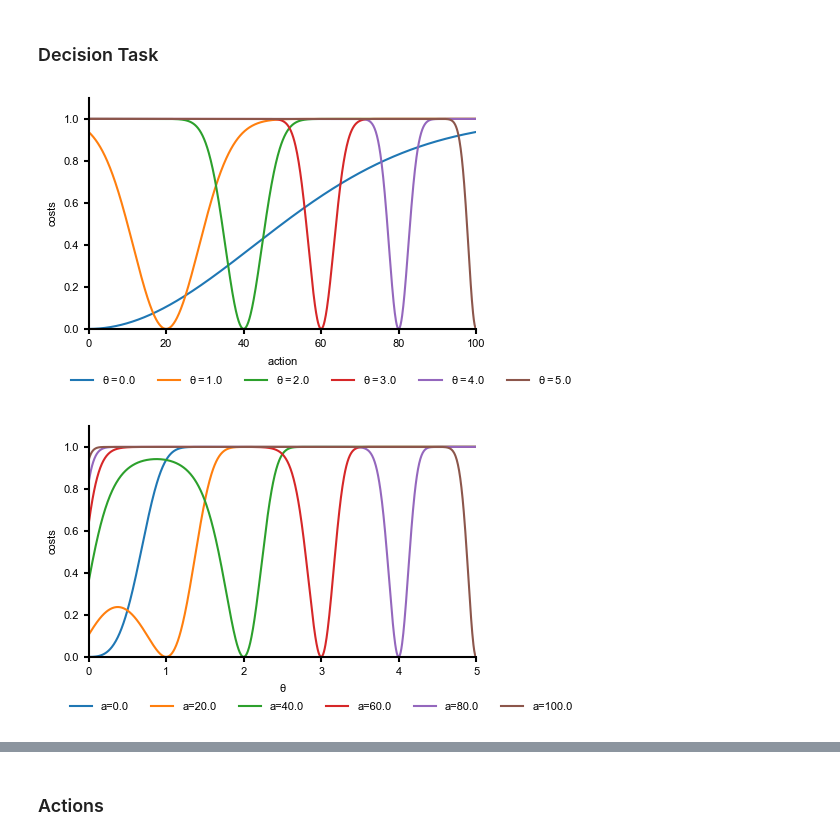
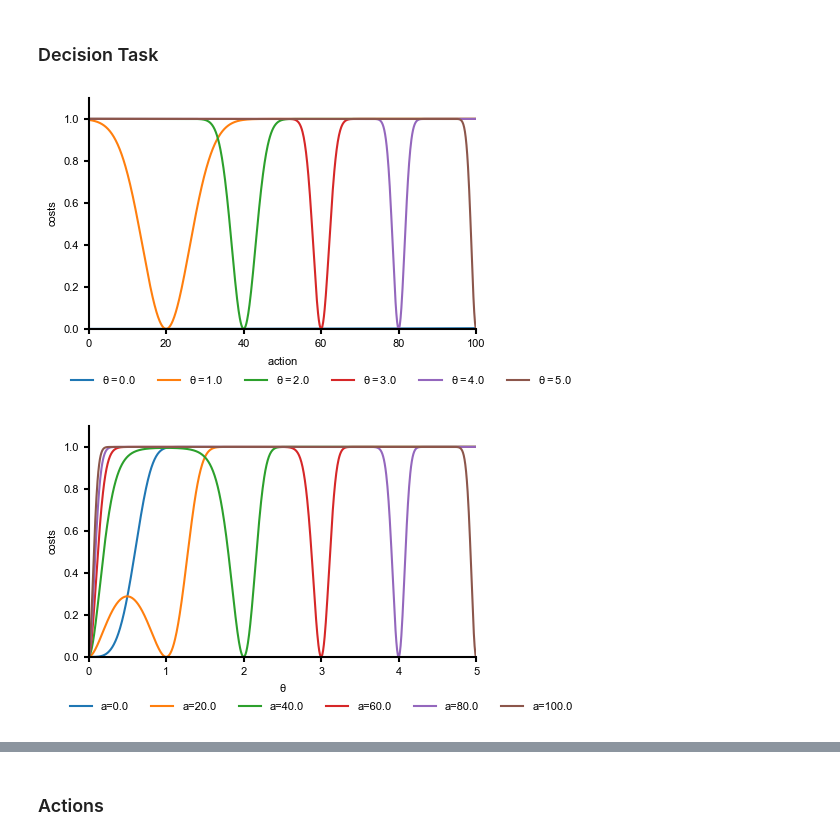
Before and after one commit to mackelab/amortized-decision-making, a Jupyter notebook: scripts/examples/toy_continuous_actions.ipynb, the cells around one changed output, grey strips where cells are left out. Saved outputs shown, nothing was run; the diff lists cells and outputs as text; code cells hidden in the pictures.

```diff
--- a/scripts/examples/toy_continuous_actions.ipynb
+++ b/scripts/examples/toy_continuous_actions.ipynb
@@ -69,32 +71,32 @@ with mpl.rc_context(fname=plot_config_file):
 # %%
 # loss = SquaredLoss(factor=1)
 factor = 3
-exponential = 1
+exponential = 2
 cost_fn = RevGaussCost(parameter_range=toy.param_high - toy.param_low, action_range=toy.action_high-toy.action_low, factor=factor, exponential=exponential)
 
 with mpl.rc_context(fname=plot_config_file):
     resolution = 1000
     actions = torch.arange(toy.action_low, toy.action_high, (toy.action_high - toy.action_low) / resolution)
 
     fig, ax = plt.subplots(1, 1, figsize=(5, 3))
     for theta in torch.arange(toy.param_low.item(), toy.param_high.item()+0.01, 1):
         ax.plot(actions, cost_fn(theta, actions), label=rf"$\theta={theta}$")
 
     ax.set_xlabel(r"$action$")
     ax.set_ylabel("costs")
     ax.set_xlim(toy.action_low, toy.action_high)
     ax.set_ylim(0, 1.1)
     ax.legend(
         loc="upper center",
         bbox_to_anchor=(0.6, -0.15),
         fancybox=True,
         shadow=True,
         ncol=6,
     )
     # plt.savefig("./results/continuous/toy_example/fig_cost_fct.pdf")
     plt.show()
 # %% [output]
-[figure, old version]
+[figure, new version]
 # %%
 with mpl.rc_context(fname=plot_config_file):
     resolution = 1000
@@ -118,4 +120,4 @@ with mpl.rc_context(fname=plot_config_file):
     # plt.savefig("./results/continuous/toy_example/fig_cost_fct.pdf")
     plt.show()
 # %% [output]
-[figure, old version]
+[figure, new version]
```
Also changed, not shown: parts of 24 cells of this notebook, 39 other files.
